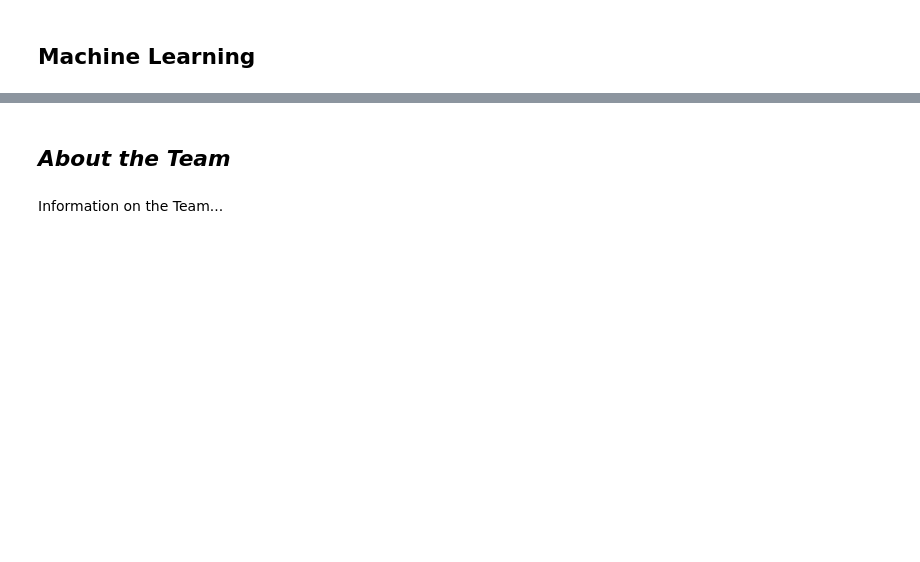
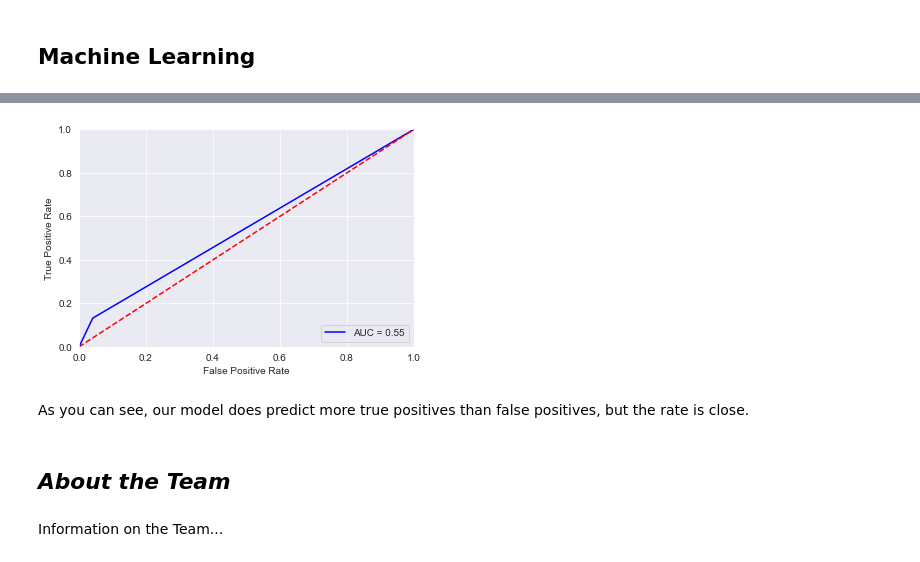
Before and after one commit to ramonidea/370_project, a Jupyter notebook: Final Resource.ipynb, the cells around one changed output, grey strips where cells are left out. Drawn from its saved outputs; the diff is of its cells as text; code cells hidden in the pictures; blank space fills up the shorter version.

```diff
--- a/Final Resource.ipynb
+++ b/Final Resource.ipynb
@@ -354,0 +368,6 @@ Explanation of the machine learning done...
+# %%
+train_features_small, test_features, train_outcome_small, test_outcome = train_test_split(
+    feature,
+    outcome,
+    test_size = 0.3
+)
@@ -354,0 +384,13 @@ Explanation of the machine learning done...
+# %%
+from sklearn.ensemble import RandomForestClassifier
+rfc = RandomForestClassifier(max_features="auto",max_depth=4, min_samples_split=2)
+pipe = make_pipeline(VarianceThreshold(.1),
+                     SelectKBest(k=10),
+                     rfc
+                     )
+
+params ={'randomforestclassifier__n_estimators':[40],
+        }
+
+grid_search_rf = GridSearchCV(pipe, params,
+                               cv = KFold(n_splits=10, shuffle=True),n_jobs = -1)
@@ -354,0 +399,2 @@ Explanation of the machine learning done...
+# %%
+grid_search_rf.fit(train_features_small,train_outcome_small)
@@ -354,0 +423,3 @@ Explanation of the machine learning done...
+# %%
+test_features['preds'] = grid_search_rf.predict(test_features)
+test_features['actual'] = test_outcome['state']
@@ -355,3 +451,21 @@ Explanation of the machine learning done...
+# %%
+from sklearn import metrics
+fpr, tpr, threshold = metrics.roc_curve(y_true=test_features.actual, y_score=test_features.preds)
+roc_auc = metrics.auc(fpr, tpr)
+
+# Draw your ROC curve
+plt.plot(fpr, tpr, 'b', label = 'AUC = %0.2f' % roc_auc)
+plt.legend(loc = 'lower right')
+plt.plot([0, 1], [0, 1], 'r--')
+plt.xlim([0, 1])
+plt.ylim([0, 1])
+plt.ylabel('True Positive Rate')
+plt.xlabel('False Positive Rate')
+plt.show()
+# %% [output]
+[figure, added]
+# %% [markdown]
+As you can see, our model does predict more true positives than false positives, but the rate is close.
 # %% [markdown]
 ## *About the Team*
 # %% [markdown]
```
Also changed, not shown: parts of 32 cells of this notebook.
